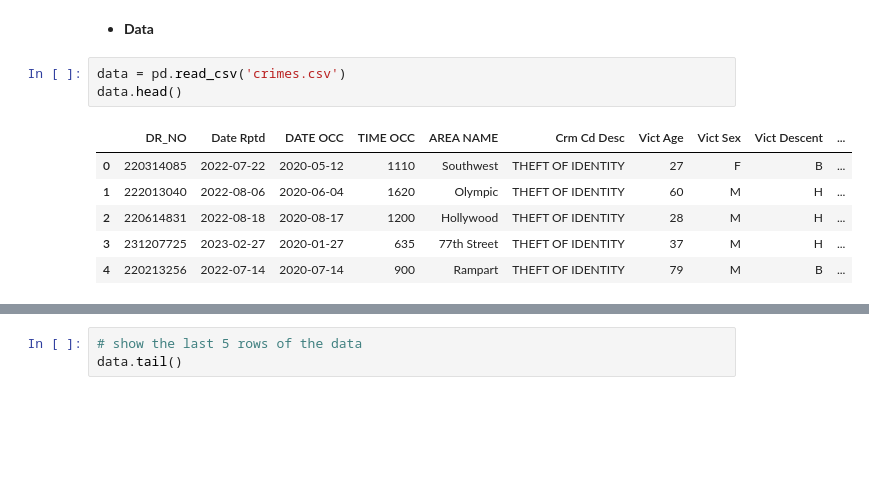
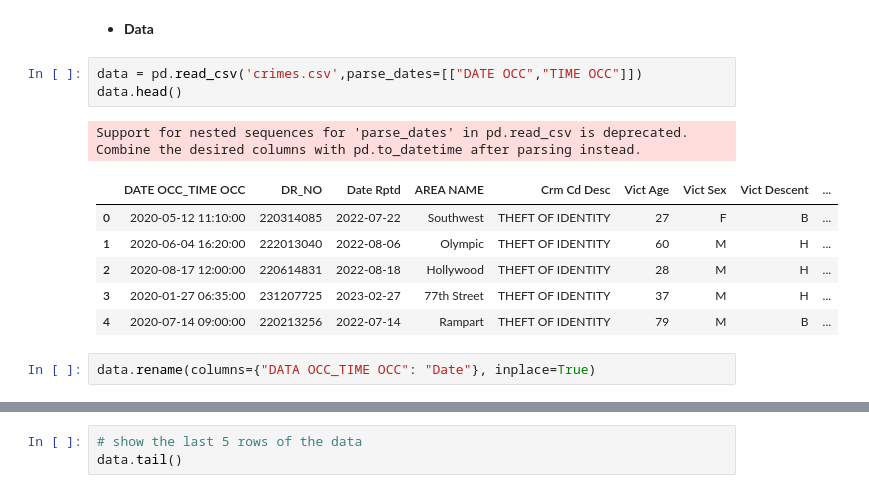
Before and after one commit to TimotheeNkwar/Data-Science-projects, a Jupyter notebook: project 4 EDA_Crime/EDA_Crime.ipynb, the cells around one changed output, grey strips where cells are left out. Saved outputs shown, nothing was run; the diff lists cells and outputs as text; blank space fills up the shorter version.

```diff
--- a/project 4 EDA_Crime/EDA_Crime.ipynb
+++ b/project 4 EDA_Crime/EDA_Crime.ipynb
@@ -28,12 +28,15 @@ matplotlib.pyplot.close()
 # %% [markdown]
 - **Data**
 # %%
-data = pd.read_csv('crimes.csv')
+data = pd.read_csv('crimes.csv',parse_dates=[["DATE OCC","TIME OCC"]])
 data.head()
 # %% [output]
+Support for nested sequences for 'parse_dates' in pd.read_csv is deprecated. Combine the desired columns with pd.to_datetime after parsing instead.
-|  | DR_NO | Date Rptd | DATE OCC | TIME OCC | AREA NAME | Crm Cd Desc | Vict Age | Vict Sex | Vict Descent | ... |
-| 0 | 220314085 | 2022-07-22 | 2020-05-12 | 1110 | Southwest | THEFT OF IDENTITY | 27 | F | B | ... |
-| 1 | 222013040 | 2022-08-06 | 2020-06-04 | 1620 | Olympic | THEFT OF IDENTITY | 60 | M | H | ... |
-| 2 | 220614831 | 2022-08-18 | 2020-08-17 | 1200 | Hollywood | THEFT OF IDENTITY | 28 | M | H | ... |
-| 3 | 231207725 | 2023-02-27 | 2020-01-27 | 635 | 77th Street | THEFT OF IDENTITY | 37 | M | H | ... |
-| 4 | 220213256 | 2022-07-14 | 2020-07-14 | 900 | Rampart | THEFT OF IDENTITY | 79 | M | B | ... |
+|  | DATE OCC_TIME OCC | DR_NO | Date Rptd | AREA NAME | Crm Cd Desc | Vict Age | Vict Sex | Vict Descent | ... |
+| 0 | 2020-05-12 11:10:00 | 220314085 | 2022-07-22 | Southwest | THEFT OF IDENTITY | 27 | F | B | ... |
+| 1 | 2020-06-04 16:20:00 | 222013040 | 2022-08-06 | Olympic | THEFT OF IDENTITY | 60 | M | H | ... |
+| 2 | 2020-08-17 12:00:00 | 220614831 | 2022-08-18 | Hollywood | THEFT OF IDENTITY | 28 | M | H | ... |
+| 3 | 2020-01-27 06:35:00 | 231207725 | 2023-02-27 | 77th Street | THEFT OF IDENTITY | 37 | M | H | ... |
+| 4 | 2020-07-14 09:00:00 | 220213256 | 2022-07-14 | Rampart | THEFT OF IDENTITY | 79 | M | B | ... |
+# %%
+data.rename(columns={"DATA OCC_TIME OCC": "Date"}, inplace=True)
```
Also changed, not shown: parts of 5 cells of this notebook.
